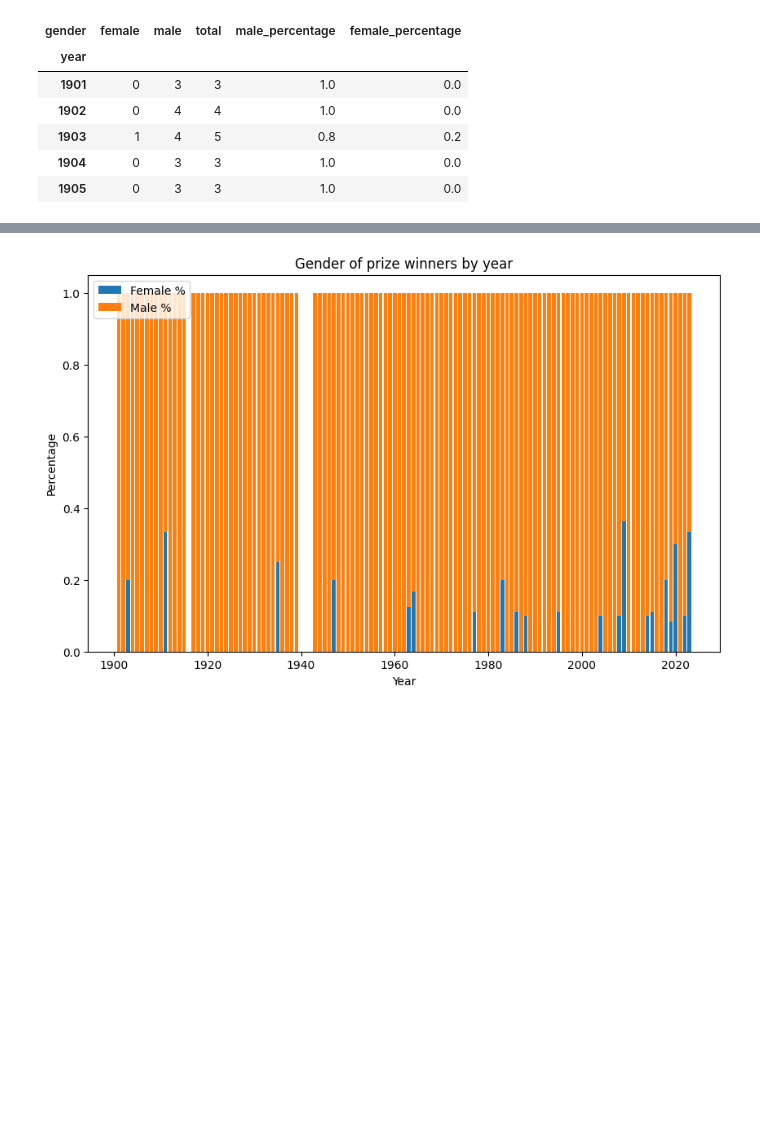
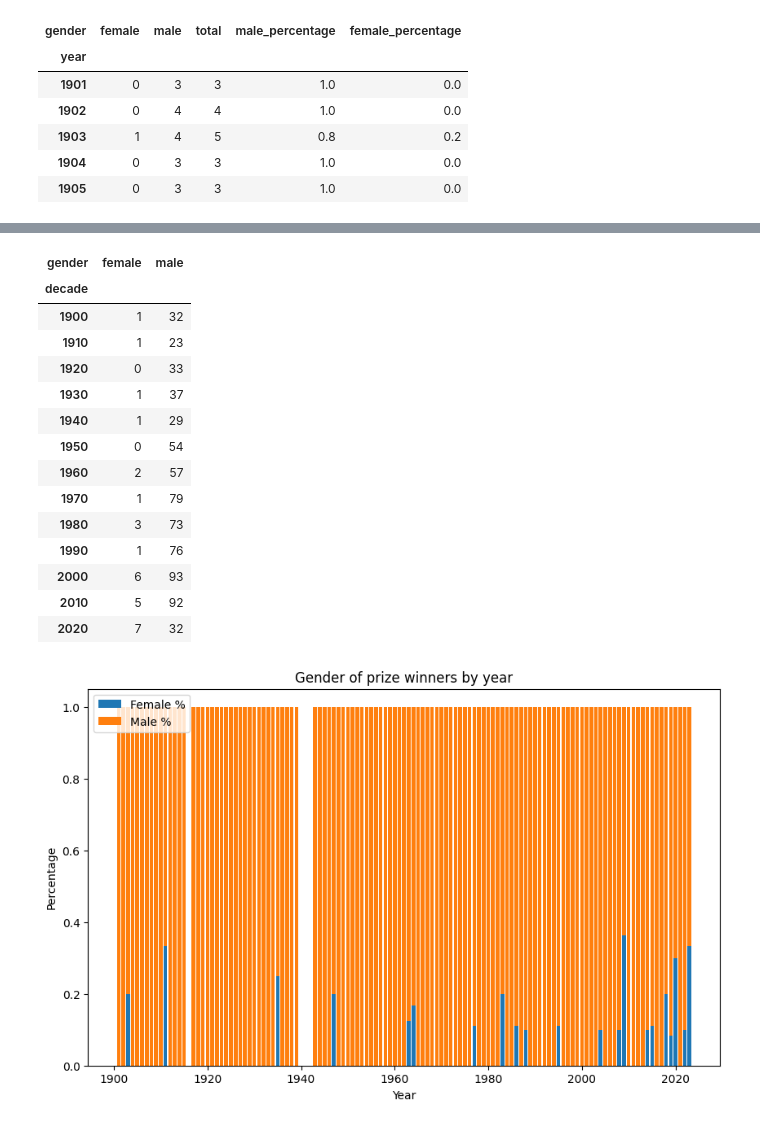
Before and after one commit to chris-creditdesign/nobels-data-investigation, a Jupyter notebook: gender-of-prize-winners.ipynb, the cells around one changed output, grey strips where cells are left out. Saved outputs shown, nothing was run; the diff lists cells and outputs as text; code cells hidden in the pictures; blank space fills up the shorter version.

```diff
--- a/gender-of-prize-winners.ipynb
+++ b/gender-of-prize-winners.ipynb
@@ -156,3 +186,22 @@ gender_unstack.head()
+# %%
+gender_decade_count = gender_unstack.groupby('decade')[['female', 'male']].sum()
+gender_decade_count
+# %% [output]
+| gender | female | male |
+| decade |  |  |
+| 1900 | 1 | 32 |
+| 1910 | 1 | 23 |
+| 1920 | 0 | 33 |
+| 1930 | 1 | 37 |
+| 1940 | 1 | 29 |
+| 1950 | 0 | 54 |
+| 1960 | 2 | 57 |
+| 1970 | 1 | 79 |
+| 1980 | 3 | 73 |
+| 1990 | 1 | 76 |
+| 2000 | 6 | 93 |
+| 2010 | 5 | 92 |
+| 2020 | 7 | 32 |
 # %%
 # Plot the percentage
 plt.figure(figsize=(10, 6))
```
Also changed, not shown: parts of 7 cells of this notebook.
